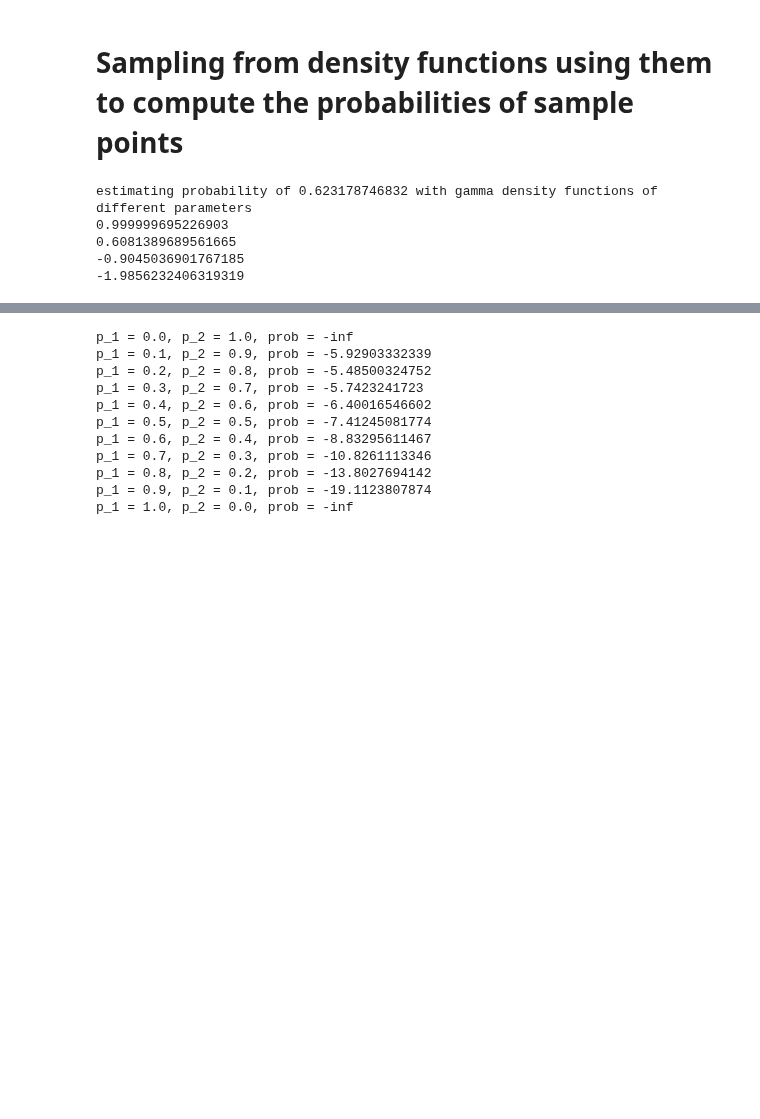
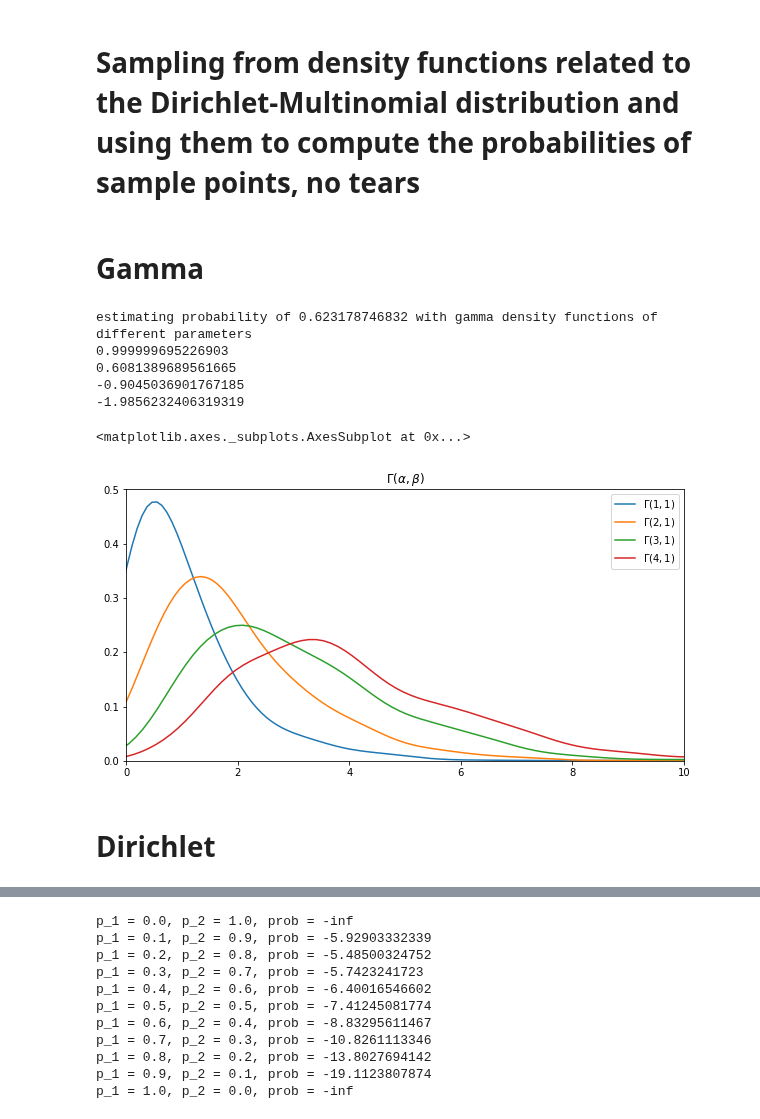
Before and after one commit to vangj/ds, a Jupyter notebook: dirichlet-multinomial-distribution.ipynb, the cells around one changed output, grey strips where cells are left out. Cells and saved outputs as stored; diff of their text form; code cells hidden in the pictures; blank space fills up the shorter version.

Commit message:
add graphs; create sections

```diff
--- a/dirichlet-multinomial-distribution.ipynb
+++ b/dirichlet-multinomial-distribution.ipynb
@@ -1,3 +1,3 @@
 # %% [markdown]
-# Sampling from density functions using them to compute the probabilities of sample points
+# Sampling from density functions related to the Dirichlet-Multinomial distribution and using them to compute the probabilities of sample points, no tears
 # %%
@@ -106,6 +109,8 @@ def ddirmultinom(x, alphas):
         d -= np.log(gamma(alphas[i]))
 
     return d
+# %% [markdown]
+# Gamma
 # %%
 x = rgama(1)
 
@@ -121,6 +126,20 @@ estimating probability of 0.623178746832 with gamma density functions of differe
 0.6081389689561665
 -0.9045036901767185
 -1.9856232406319319
+# %%
+fig, ax = plt.subplots(1, 1, figsize=(10, 5))
+ax.set_xlim([0, 10])
+ax.set_title(r'$\Gamma(\alpha, \beta)$')
+
+sns.kdeplot([rgama(1) for _ in range(1000)], bw=0.5, ax=ax, label=r'$\Gamma(1, 1)$')
+sns.kdeplot([rgama(2) for _ in range(1000)], bw=0.5, ax=ax, label=r'$\Gamma(2, 1)$')
+sns.kdeplot([rgama(3) for _ in range(1000)], bw=0.5, ax=ax, label=r'$\Gamma(3, 1)$')
+sns.kdeplot([rgama(4) for _ in range(1000)], bw=0.5, ax=ax, label=r'$\Gamma(4, 1)$')
+# %% [output]
+<matplotlib.axes._subplots.AxesSubplot at 0x...>
+[figure, added]
+# %% [markdown]
+# Dirichlet
 # %%
 alphas = np.array([1, 2])
 x = rdirch(alphas)
```
Also changed, not shown: parts of 9 cells of this notebook.
